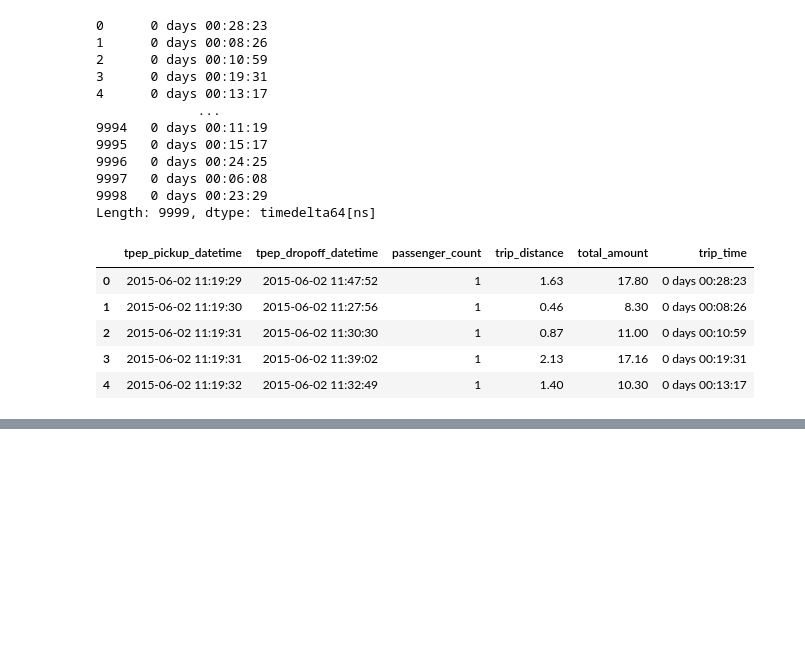
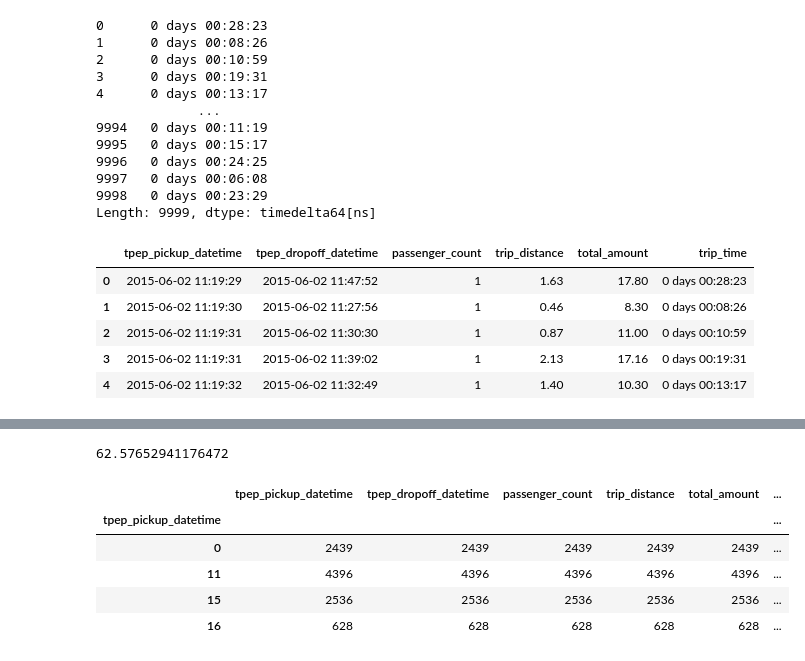
Before and after one commit to reuven/Cisco-IYL, a Jupyter notebook: 2022-05May-25-PyData.ipynb, the cells around one changed output, grey strips where cells are left out. Saved outputs shown, nothing was run; the diff lists cells and outputs as text; code cells hidden in the pictures; blank space fills up the shorter version.

```diff
--- a/2022-05May-25-PyData.ipynb
+++ b/2022-05May-25-PyData.ipynb
@@ -393,0 +410,14 @@ df.loc[df['trip_time'] < '1 hour']
+# %%
+# of trips that took > 1 hour, what was the average fare?
+df.loc[df['trip_time'] > '1 hour', 'total_amount'].mean()
+# %% [output]
+62.57652941176472
+# %%
+df.groupby(df['tpep_pickup_datetime'].dt.hour).count()
+# %% [output]
+|  | tpep_pickup_datetime | tpep_dropoff_datetime | passenger_count | trip_distance | total_amount | ... |
+| tpep_pickup_datetime |  |  |  |  |  | ... |
+| 0 | 2439 | 2439 | 2439 | 2439 | 2439 | ... |
+| 11 | 4396 | 4396 | 4396 | 4396 | 4396 | ... |
+| 15 | 2536 | 2536 | 2536 | 2536 | 2536 | ... |
+| 16 | 628 | 628 | 628 | 628 | 628 | ... |
```
Also changed, not shown: parts of 3 cells of this notebook.
